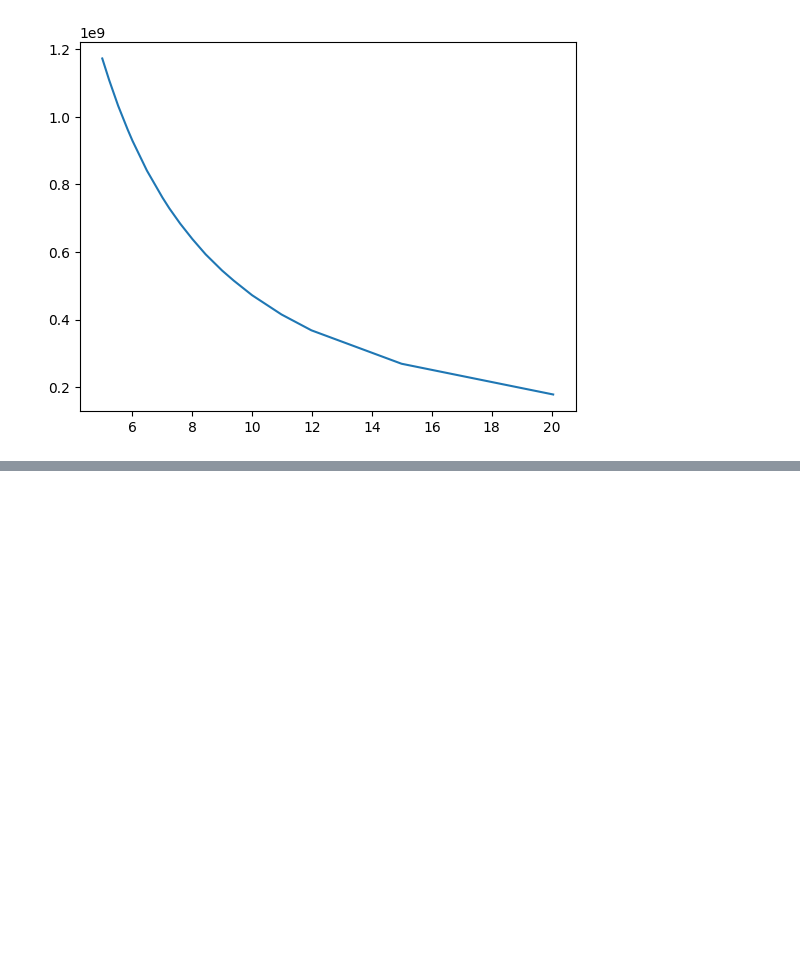
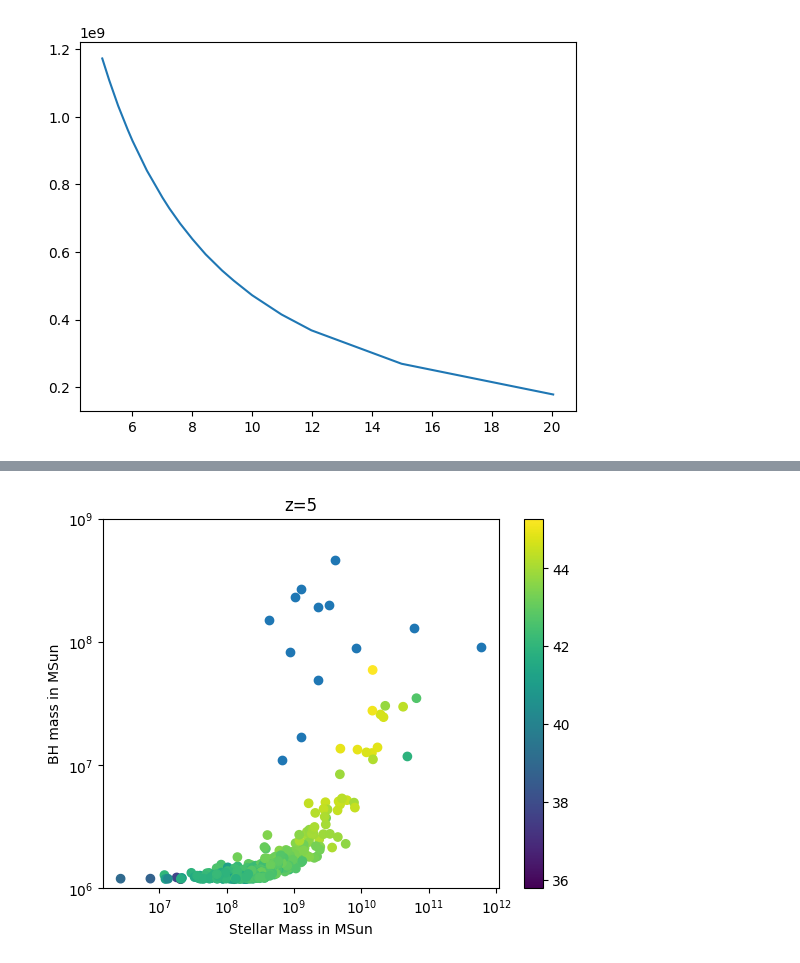
Before and after one commit to clilje/summer_2023, a Jupyter notebook: Week 1/tng50-plots.ipynb, the cells around one changed output, grey strips where cells are left out. Cells and saved outputs as stored; diff of their text form; code cells hidden in the pictures; blank space fills up the shorter version.

Commit message:
make catalogue of bhs at z=5

```diff
--- a/Week 1/tng50-plots.ipynb
+++ b/Week 1/tng50-plots.ipynb
@@ -414,0 +448,80 @@ plt.plot(redshifts, age_uni)
+# %%
+#observations
+
+df_data = pd.read_csv("BH_data.txt",header=0,skiprows=(0,3,4,7,8),sep=',',
+                       names=['redshift','mass BH','stellar mass','dynamical mass'],encoding='latin1')
+#data_stellar_mass = 10**df_data['stellar mass'].to_numpy()
+#data_sfr = 10**df_data['SFR'].to_numpy()
+print(df_data)
+l = 0
+bh_mass = df_data['mass BH'].to_numpy()
+stellar_mass = df_data['stellar mass'].to_numpy()
+dyn_mass = df_data['dynamical mass'].to_numpy()
+while l < len(bh_mass):
+    if bh_mass[l] < 10:
+        bh_mass[l] = 10**bh_mass[l]
+        print('hi')
+    if stellar_mass[l] < 10:
+        stellar_mass[l] = 10**stellar_mass[l]
+    if dyn_mass[l] < 10:
+        dyn_mass[l] = 10**dyn_mass[l]
+    l +=1
+print(bh_mass, stellar_mass, dyn_mass)
+#simulations
+bh_mass_data = bh_mass
+stellar_mass_data = stellar_mass
+
+sim_list = np.array(['TNG50'])
+snapshot_num = np.array([99,25,17,13,11,8,6,4])
+snapshot_name = np.array(['z=0','z=3','z=5','z=6','z=7','z=8','z=9','z=10'])
+#snapshot_num = np.array([28])
+filename = []
+x = 2
+#cols = 4
+#rows = 2
+#i = 0
+#j = 0
+#fig, axes = plt.subplots(rows, cols, figsize=(22, 12))
+if x == 2:
+    filename.append("../../Simulation Data/"+str(sim_list[0])+"/catalog_Habouzit_"+str(sim_list[0])+"_out_"+str(snapshot_num[x])+"_epsr01_correctlum_units_central.txt")
+
+    df = pd.read_csv(filename[0],header=0,sep="\s+| |  ",
+                       names=['redshift','stellar mass','central','radius','SFR','positionX', 'positionY', 'positionZ','noBH','massBH','BHdot','bolLum','XrayLum','sfr2','pos2'])
+
+    stellar_mass = df['stellar mass'].to_numpy()
+    sfr = df['massBH'].to_numpy()
+    lum = df['XrayLum'].to_numpy()
+
+
+    #axes[i][j].plot(stellar_mass, massBH, "+", label=str(sim_list[x]),color='orange')
+
+    zero_rows = (lum <= 0)
+
+
+    if np.size(np.where(zero_rows)[0]) != 0:
+
+        first_invalid = np.where(zero_rows)[0][0]
+        sfr = np.delete(sfr, np.where(zero_rows)[0])
+        stellar_mass = np.delete(stellar_mass, np.where(zero_rows)[0])
+        lum = np.delete(lum, np.where(zero_rows)[0])
+
+
+    #axes[i][j].hexbin(data_stellar_mass, sfr,bins='log', xscale='log', yscale='log', alpha = 0.5)
+    #axes[i][j].hexbin(stellar_mass, sfr,bins='log', xscale='log', yscale='log', alpha= 0.5, cmap='autumn')
+    pcm = plt.scatter(stellar_mass, sfr, c=lum)
+    plt.scatter(stellar_mass_data, bh_mass_data)
+    plt.xlabel(r'Stellar Mass in MSun')
+    #axes[i][j].set_xlim([10**6, 10**12])
+    plt.ylim([10**6, 10**9])
+    plt.ylabel(r'BH mass in MSun')
+    plt.xscale('symlog')
+    plt.yscale('symlog')
+    plt.title(str(snapshot_name[x]))
+
+
+
+plt.colorbar(pcm)
+#fig.tight_layout()
+#plt.savefig('Figures/stellarMass_vs_bhMass_tng50')
+plt.show()
+# %% [output]
@@ -414,0 +545 @@ plt.plot(redshifts, age_uni)
+[figure, added]
```
Also changed, not shown: parts of 4 cells of this notebook, 1 other file.
